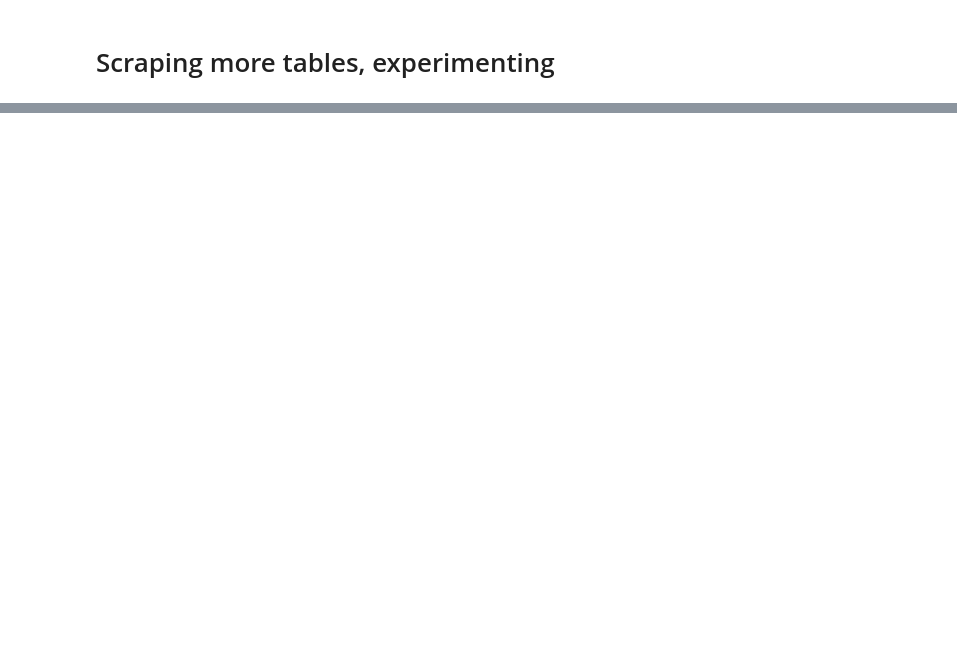
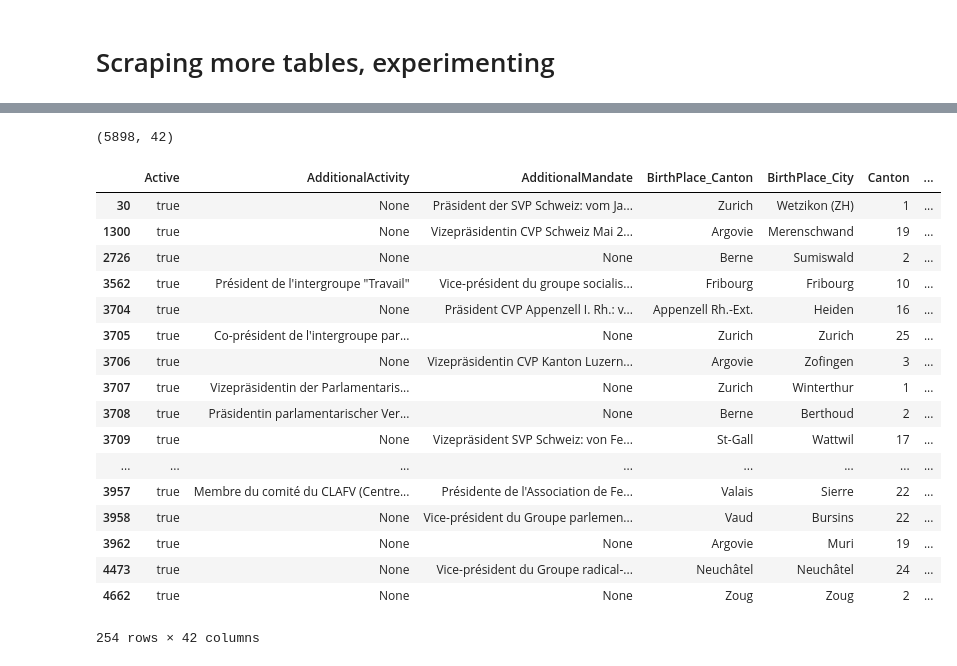
Before and after one commit to jmuth/parliament-viz.ch, a Jupyter notebook: scraping/more_scraping.ipynb, the cells around one changed output, grey strips where cells are left out. Drawn from its saved outputs; the diff is of its cells as text; code cells hidden in the pictures; blank space fills up the shorter version.

```diff
--- a/scraping/more_scraping.ipynb
+++ b/scraping/more_scraping.ipynb
@@ -71,0 +62,2 @@ df_com_mmbr
+# %%
+scrap = Scraper()
@@ -71,0 +70,2 @@ df_com_mmbr
+# %%
+df_history = scrap.get('MemberCouncilHistory')
@@ -71,0 +81,25 @@ df_com_mmbr
+# %%
+df_history.shape
+# %% [output]
+(5898, 42)
+# %%
+df_history.loc[df_history.Active == 'true']
+# %% [output]
+|  | Active | AdditionalActivity | AdditionalMandate | BirthPlace_Canton | BirthPlace_City | Canton | ... |
+| 30 | true | None | Präsident der SVP Schweiz: vom Ja... | Zurich | Wetzikon (ZH) | 1 | ... |
+| 1300 | true | None | Vizepräsidentin CVP Schweiz Mai 2... | Argovie | Merenschwand | 19 | ... |
+| 2726 | true | None | None | Berne | Sumiswald | 2 | ... |
+| 3562 | true | Président de l'intergroupe "Travail" | Vice-président du groupe socialis... | Fribourg | Fribourg | 10 | ... |
+| 3704 | true | None | Präsident CVP Appenzell I. Rh.: v... | Appenzell Rh.-Ext. | Heiden | 16 | ... |
+| 3705 | true | Co-président de l'intergroupe par... | None | Zurich | Zurich | 25 | ... |
+| 3706 | true | None | Vizepräsidentin CVP Kanton Luzern... | Argovie | Zofingen | 3 | ... |
+| 3707 | true | Vizepräsidentin der Parlamentaris... | None | Zurich | Winterthur | 1 | ... |
+| 3708 | true | Präsidentin parlamentarischer Ver... | None | Berne | Berthoud | 2 | ... |
+| 3709 | true | None | Vizepräsident SVP Schweiz: von Fe... | St-Gall | Wattwil | 17 | ... |
+| ... | ... | ... | ... | ... | ... | ... | ... |
+| 3957 | true | Membre du comité du CLAFV (Centre... | Présidente de l'Association de Fe... | Valais | Sierre | 22 | ... |
+| 3958 | true | None | Vice-président du Groupe parlemen... | Vaud | Bursins | 22 | ... |
+| 3962 | true | None | None | Argovie | Muri | 19 | ... |
+| 4473 | true | None | Vice-président du Groupe radical-... | Neuchâtel | Neuchâtel | 24 | ... |
+| 4662 | true | None | None | Zoug | Zoug | 2 | ... |
+254 rows × 42 columns
```
Also changed, not shown: parts of 13 cells of this notebook, 11 other files.
